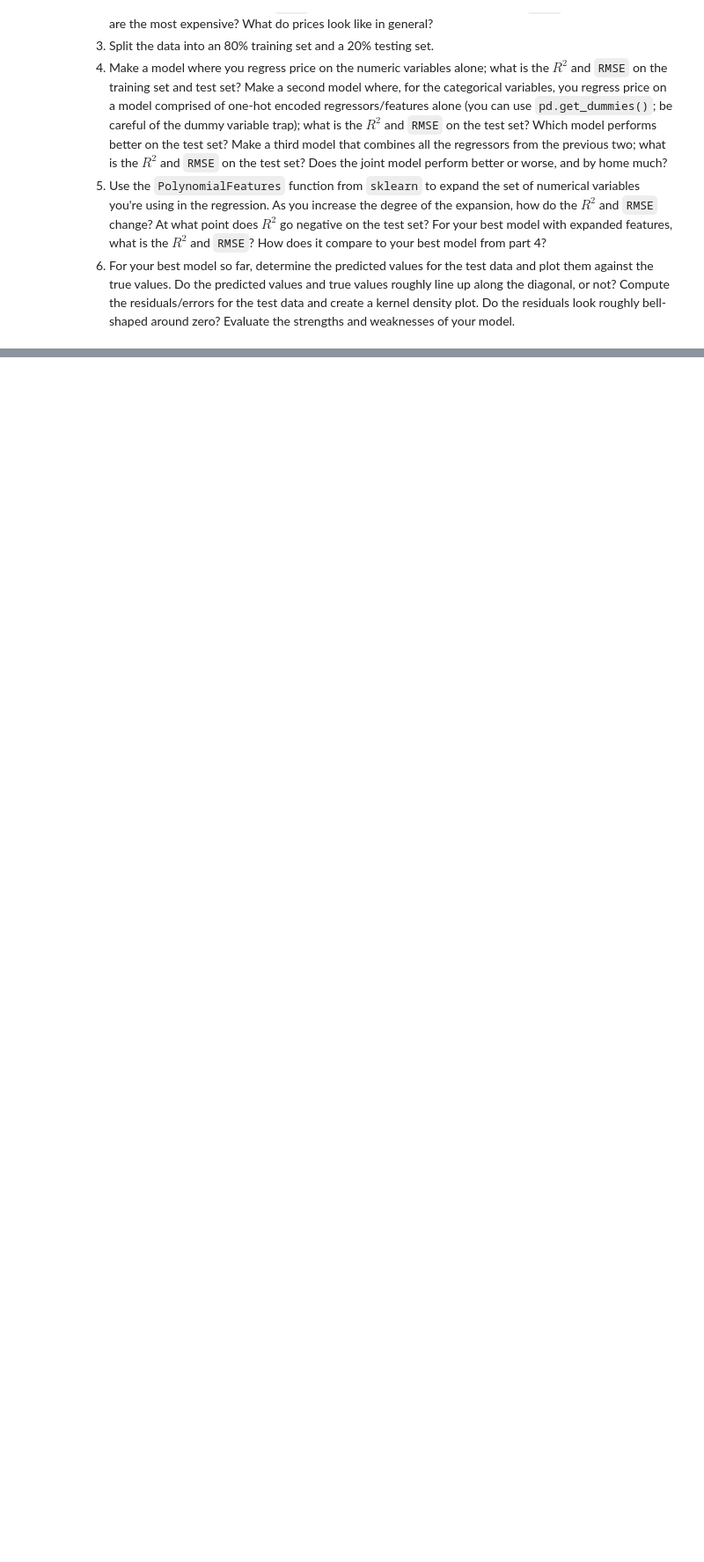
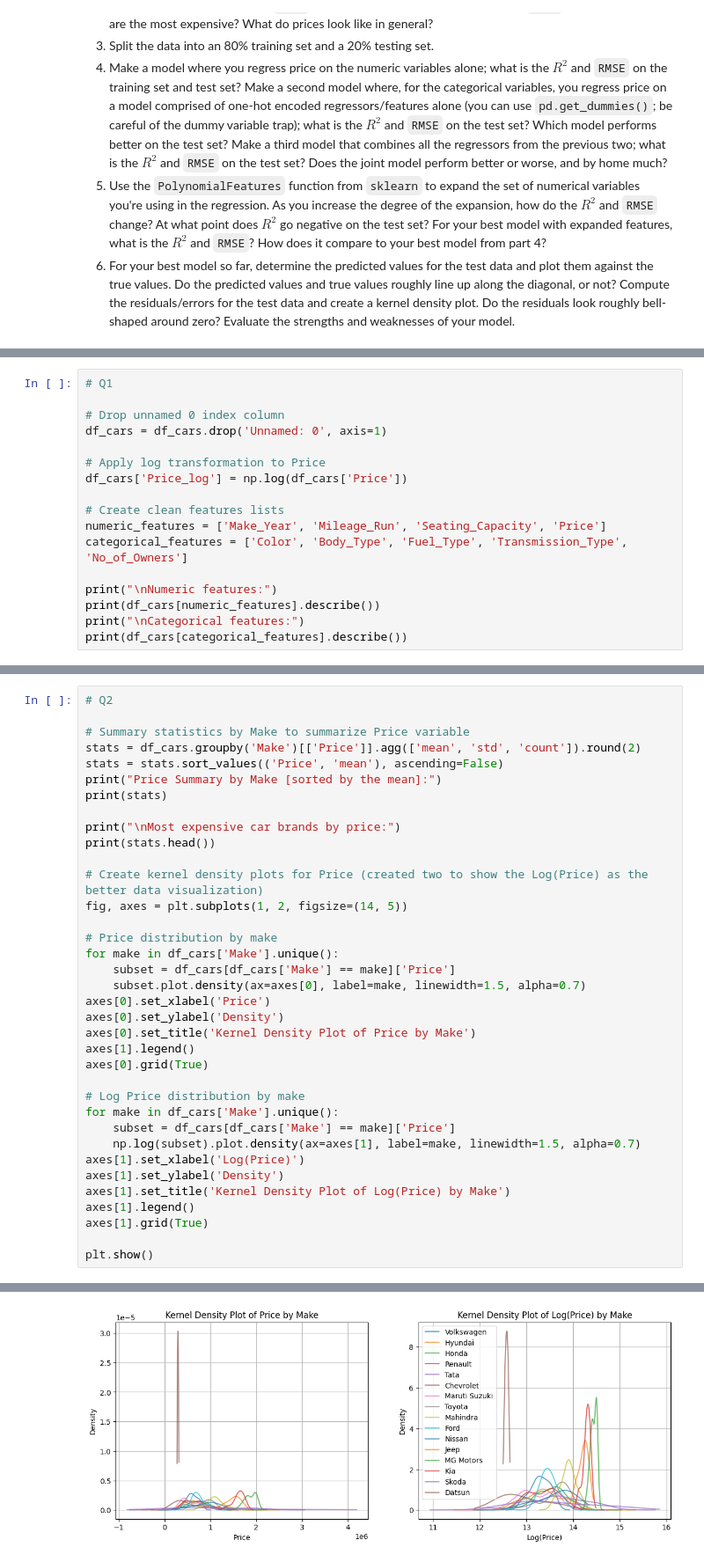
Before and after one commit to aaronmpark/linear_models, a Jupyter notebook: assignment/assignment.ipynb, the cells around one changed output, grey strips where cells are left out. Shown at 88% size. Saved outputs shown, nothing was run; the diff lists cells and outputs as text; blank space fills up the shorter version.

```diff
--- a/assignment/assignment.ipynb
+++ b/assignment/assignment.ipynb
@@ -348,0 +354,17 @@ This means that the correlation between Review Scores Rating and Property Type i
+# %%
+# Q1
+
+# Drop unnamed 0 index column
+df_cars = df_cars.drop('Unnamed: 0', axis=1)
+
+# Apply log transformation to Price
+df_cars['Price_log'] = np.log(df_cars['Price'])
+
+# Create clean features lists
+numeric_features = ['Make_Year', 'Mileage_Run', 'Seating_Capacity', 'Price']
+categorical_features = ['Color', 'Body_Type', 'Fuel_Type', 'Transmission_Type', 'No_of_Owners']
+
+print("\nNumeric features:")
+print(df_cars[numeric_features].describe())
+print("\nCategorical features:")
+print(df_cars[categorical_features].describe())
@@ -348,0 +389,37 @@ This means that the correlation between Review Scores Rating and Property Type i
+# %%
+# Q2
+
+# Summary statistics by Make to summarize Price variable
+stats = df_cars.groupby('Make')[['Price']].agg(['mean', 'std', 'count']).round(2)
+stats = stats.sort_values(('Price', 'mean'), ascending=False)
+print("Price Summary by Make [sorted by the mean]:")
+print(stats)
+
+print("\nMost expensive car brands by price:")
+print(stats.head())
+
+# Create kernel density plots for Price (created two to show the Log(Price) as the better data visualization)
+fig, axes = plt.subplots(1, 2, figsize=(14, 5))
+
+# Price distribution by make
+for make in df_cars['Make'].unique():
+    subset = df_cars[df_cars['Make'] == make]['Price']
+    subset.plot.density(ax=axes[0], label=make, linewidth=1.5, alpha=0.7)
+axes[0].set_xlabel('Price')
+axes[0].set_ylabel('Density')
+axes[0].set_title('Kernel Density Plot of Price by Make')
+axes[1].legend()
+axes[0].grid(True)
+
+# Log Price distribution by make
+for make in df_cars['Make'].unique():
+    subset = df_cars[df_cars['Make'] == make]['Price']
+    np.log(subset).plot.density(ax=axes[1], label=make, linewidth=1.5, alpha=0.7)
+axes[1].set_xlabel('Log(Price)')
+axes[1].set_ylabel('Density')
+axes[1].set_title('Kernel Density Plot of Log(Price) by Make')
+axes[1].legend()
+axes[1].grid(True)
+
+plt.show()
+# %% [output]
@@ -348,0 +443 @@ This means that the correlation between Review Scores Rating and Property Type i
+[figure, added]
```
Also changed, not shown: parts of 7 cells of this notebook.
